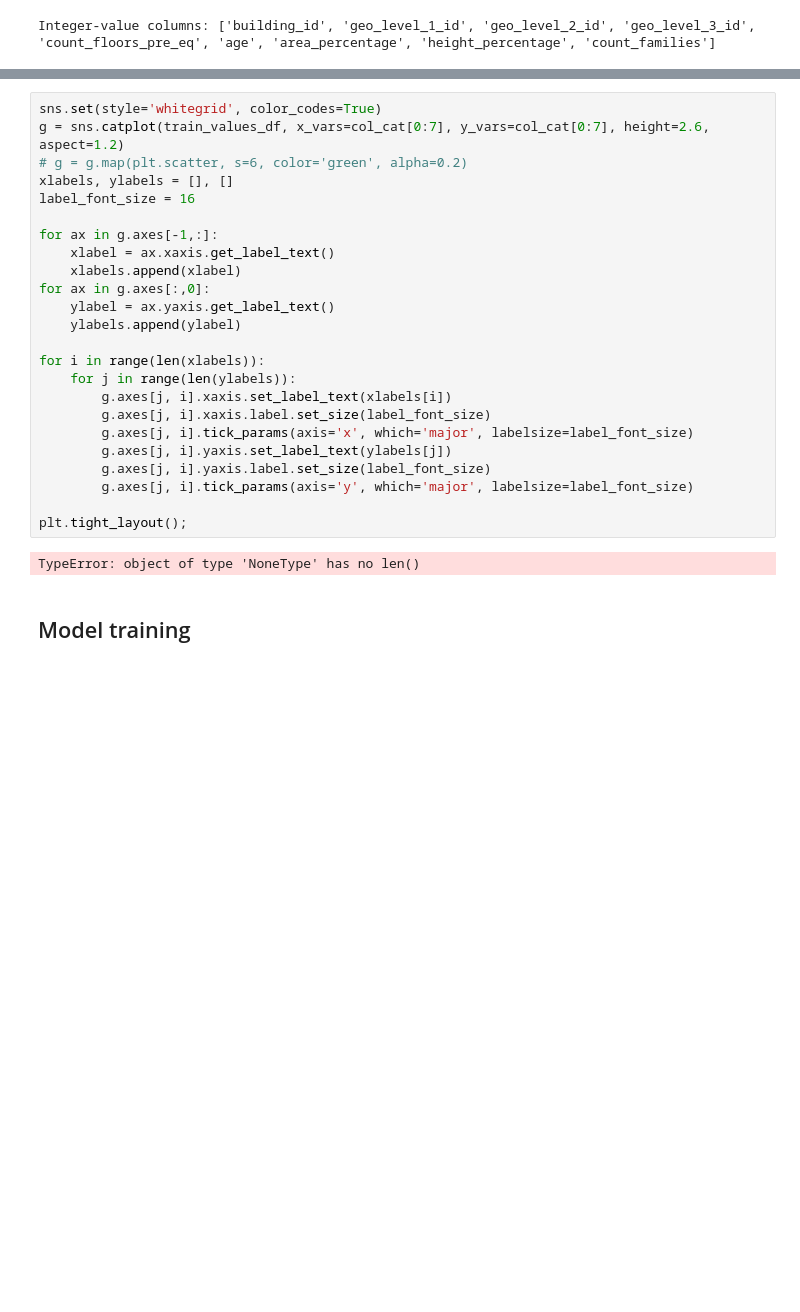
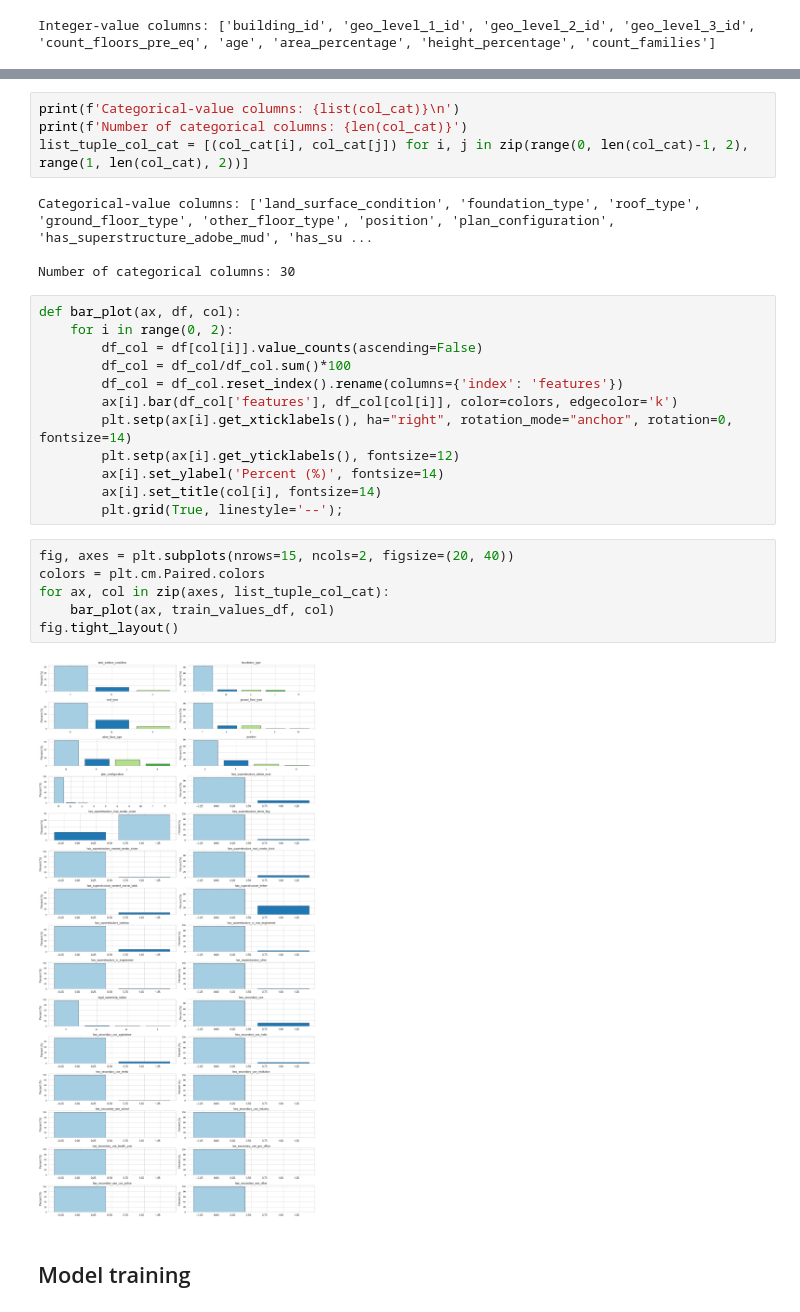
Before and after one commit to capac/scikit-learn-exercises, a Jupyter notebook: modeling-earthquake-damage.ipynb, the cells around one changed output, grey strips where cells are left out. Cells and saved outputs as stored; diff of their text form; blank space fills up the shorter version.

```diff
--- a/modeling-earthquake-damage.ipynb
+++ b/modeling-earthquake-damage.ipynb
@@ -182,28 +179,30 @@ Categorical value columns: ['land_surface_condition', 'foundation_type', 'roof_t
-# %%
-sns.set(style='whitegrid', color_codes=True)
-g = sns.catplot(train_values_df, x_vars=col_cat[0:7], y_vars=col_cat[0:7], height=2.6, aspect=1.2)
-# g = g.map(plt.scatter, s=6, color='green', alpha=0.2)
-xlabels, ylabels = [], []
-label_font_size = 16
-
-for ax in g.axes[-1,:]:
-    xlabel = ax.xaxis.get_label_text()
-    xlabels.append(xlabel)
-for ax in g.axes[:,0]:
-    ylabel = ax.yaxis.get_label_text()
-    ylabels.append(ylabel)
-
-for i in range(len(xlabels)):
-    for j in range(len(ylabels)):
-        g.axes[j, i].xaxis.set_label_text(xlabels[i])
-        g.axes[j, i].xaxis.label.set_size(label_font_size)
-        g.axes[j, i].tick_params(axis='x', which='major', labelsize=label_font_size)
-        g.axes[j, i].yaxis.set_label_text(ylabels[j])
-        g.axes[j, i].yaxis.label.set_size(label_font_size)
-        g.axes[j, i].tick_params(axis='y', which='major', labelsize=label_font_size)
-
-plt.tight_layout();
-# %% [output]
-TypeError: object of type 'NoneType' has no len()
+# %%
+print(f'Categorical-value columns: {list(col_cat)}\n')
+print(f'Number of categorical columns: {len(col_cat)}')
+list_tuple_col_cat = [(col_cat[i], col_cat[j]) for i, j in zip(range(0, len(col_cat)-1, 2), range(1, len(col_cat), 2))]
+# %% [output]
+Categorical-value columns: ['land_surface_condition', 'foundation_type', 'roof_type', 'ground_floor_type', 'other_floor_type', 'position', 'plan_configuration', 'has_superstructure_adobe_mud', 'has_su ...
+
+Number of categorical columns: 30
+# %%
+def bar_plot(ax, df, col):
+    for i in range(0, 2):
+        df_col = df[col[i]].value_counts(ascending=False)
+        df_col = df_col/df_col.sum()*100
+        df_col = df_col.reset_index().rename(columns={'index': 'features'})
+        ax[i].bar(df_col['features'], df_col[col[i]], color=colors, edgecolor='k')
+        plt.setp(ax[i].get_xticklabels(), ha="right", rotation_mode="anchor", rotation=0, fontsize=14)
+        plt.setp(ax[i].get_yticklabels(), fontsize=12)
+        ax[i].set_ylabel('Percent (%)', fontsize=14)
+        ax[i].set_title(col[i], fontsize=14)
+        plt.grid(True, linestyle='--');
+# %%
+fig, axes = plt.subplots(nrows=15, ncols=2, figsize=(20, 40))
+colors = plt.cm.Paired.colors
+for ax, col in zip(axes, list_tuple_col_cat):
+    bar_plot(ax, train_values_df, col)
+fig.tight_layout()
+# %% [output]
+[figure, added]
 # %% [markdown]
 ## Model training
```
Also changed, not shown: parts of 3 cells of this notebook.
